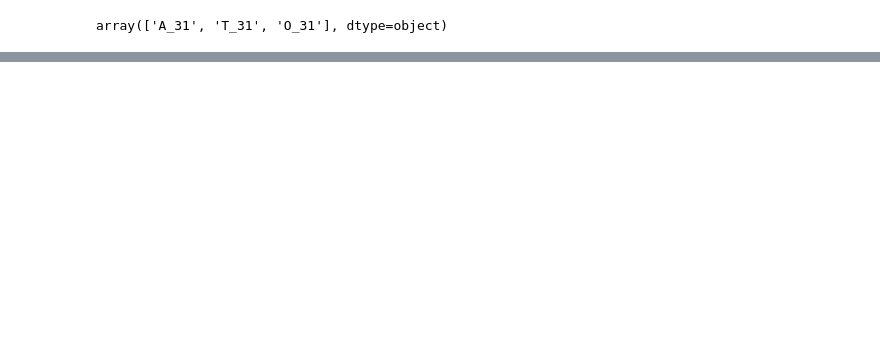
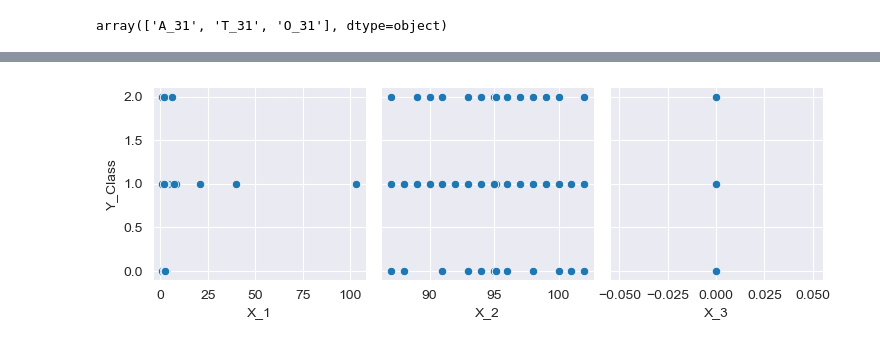
Before and after one commit to ffe4el/MLDL, a Jupyter notebook: Aimers hackerton/Aimers pre.ipynb, the cells around one changed output, grey strips where cells are left out. Cells and saved outputs as stored; diff of their text form; code cells hidden in the pictures; blank space fills up the shorter version.

```diff
--- a/Aimers hackerton/Aimers pre.ipynb
+++ b/Aimers hackerton/Aimers pre.ipynb
@@ -172,0 +196,5 @@ plt.show()
+# %%
+# 일단 이렇게 그래프 그릴 수도 있긴한데.. 약간 쓸모는 없을듯
+sns.pairplot(tr, x_vars=["X_1","X_2","X_3"], y_vars=['Y_Class']);
+# %% [output]
+[figure, added]
```
Also changed, not shown: parts of 10 cells of this notebook, 1 other file.
